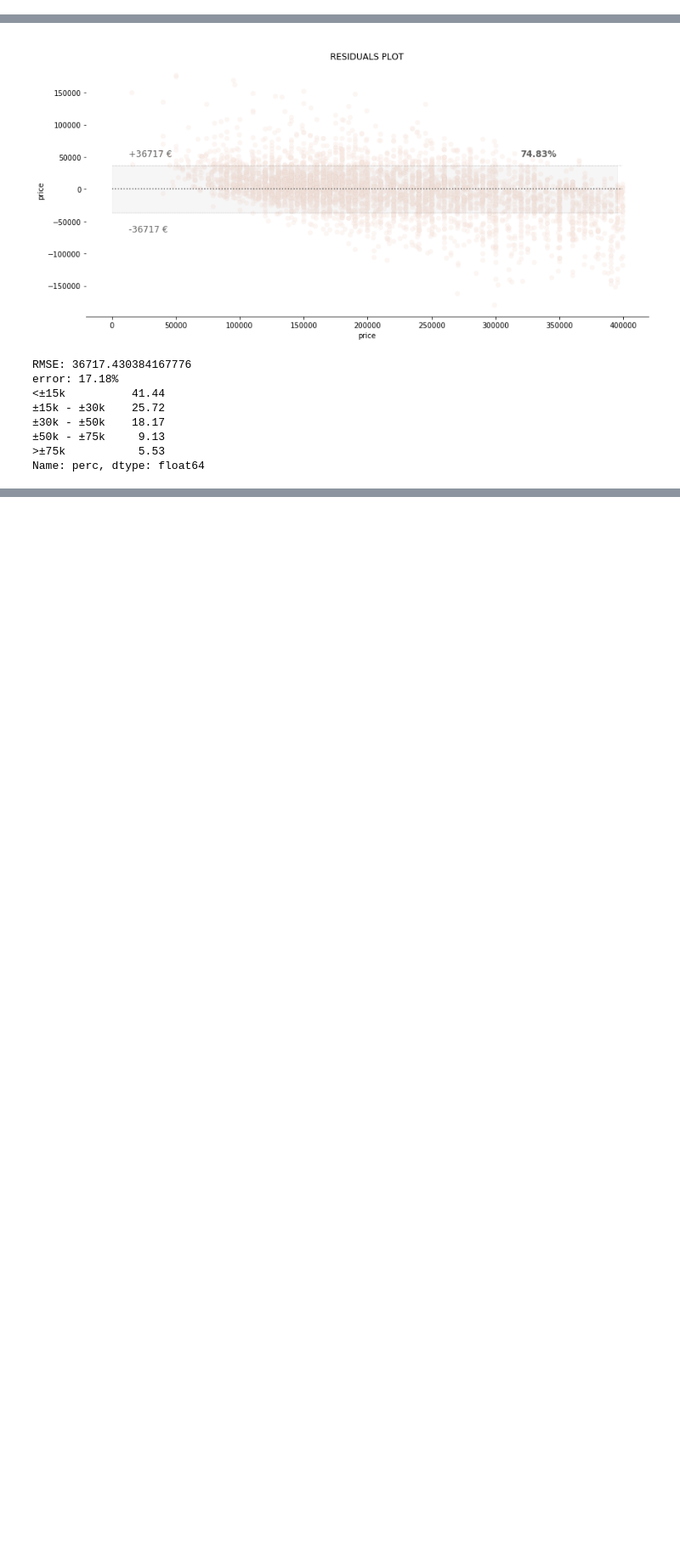
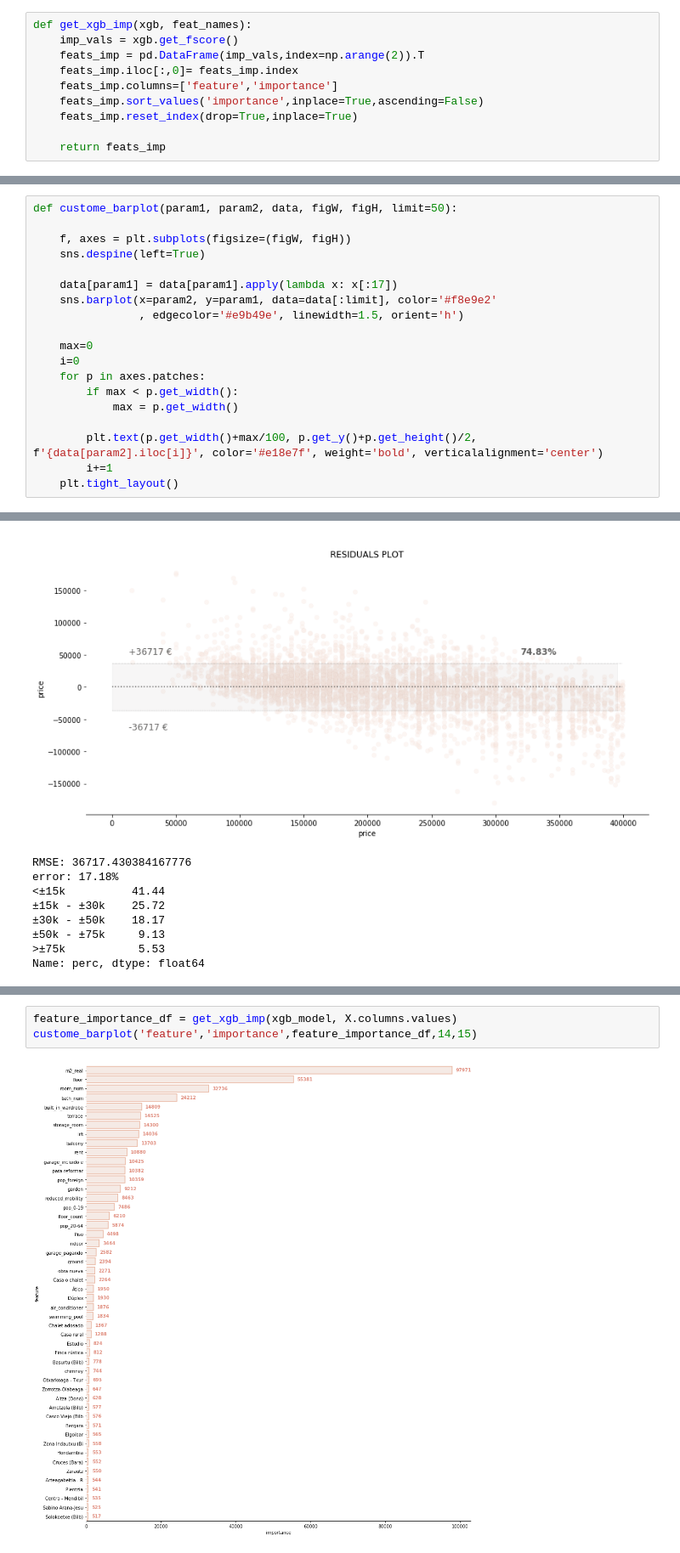
Before and after one commit to Hlaboa/houses-data-analysis, a Jupyter notebook: 4_model.ipynb, the cells around one changed output, grey strips where cells are left out. Shown: that part at 85% size. Saved outputs shown, nothing was run; the diff lists cells and outputs as text; blank space fills up the shorter version.

```diff
--- a/4_model.ipynb
+++ b/4_model.ipynb
@@ -351,0 +356,10 @@ def custome_residuals_plot(residuals, y_test, rmse):
+# %%
+def get_xgb_imp(xgb, feat_names):
+    imp_vals = xgb.get_fscore()
+    feats_imp = pd.DataFrame(imp_vals,index=np.arange(2)).T
+    feats_imp.iloc[:,0]= feats_imp.index
+    feats_imp.columns=['feature','importance']
+    feats_imp.sort_values('importance',inplace=True,ascending=False)
+    feats_imp.reset_index(drop=True,inplace=True)
+
+    return feats_imp
@@ -351,0 +380,19 @@ def custome_residuals_plot(residuals, y_test, rmse):
+# %%
+def custome_barplot(param1, param2, data, figW, figH, limit=50):
+
+    f, axes = plt.subplots(figsize=(figW, figH))
+    sns.despine(left=True)
+
+    data[param1] = data[param1].apply(lambda x: x[:17])
+    sns.barplot(x=param2, y=param1, data=data[:limit], color='#f8e9e2'
+                , edgecolor='#e9b49e', linewidth=1.5, orient='h')
+
+    max=0
+    i=0
+    for p in axes.patches:
+        if max < p.get_width():
+            max = p.get_width()
+
+        plt.text(p.get_width()+max/100, p.get_y()+p.get_height()/2, f'{data[param2].iloc[i]}', color='#e18e7f', weight='bold', verticalalignment='center')
+        i+=1
+    plt.tight_layout()
@@ -665,0 +736,5 @@ x_points=np.arange(1,4001,1)
+# %%
+feature_importance_df = get_xgb_imp(xgb_model, X.columns.values)
+custome_barplot('feature','importance',feature_importance_df,14,15)
+# %% [output]
+[figure, added]
```
Also changed, not shown: parts of 19 cells of this notebook, 1 other file.
